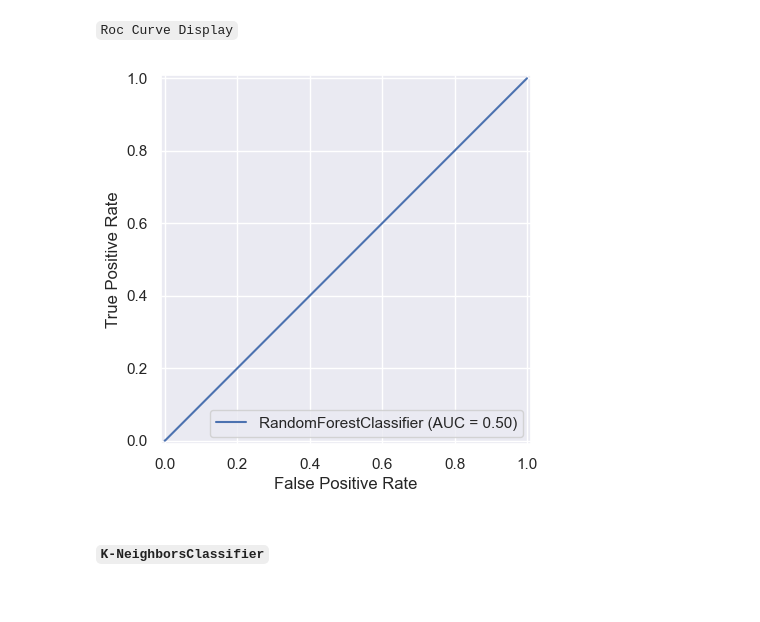
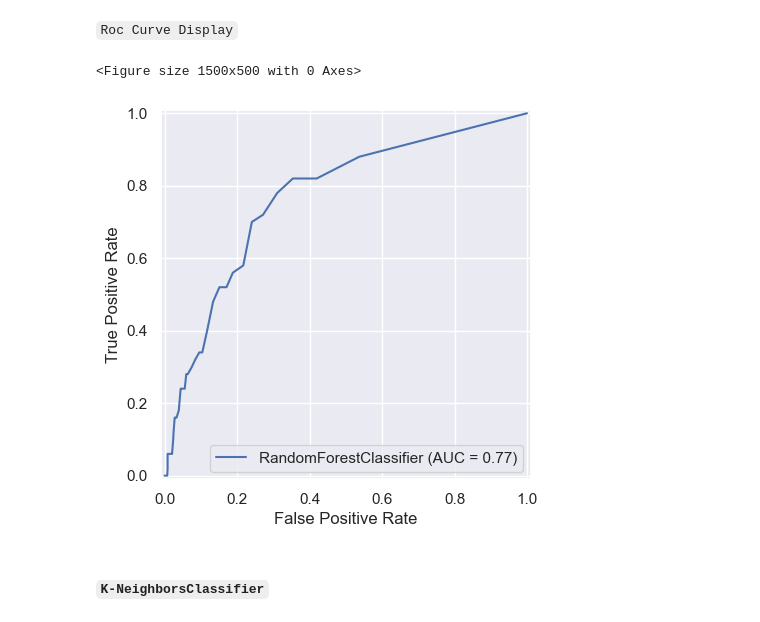
Before and after one commit to codewithraphael/machine-learning, a Jupyter notebook: Stroke Prediction/Notebook/stroke_prediction.ipynb, the cells around one changed output. Cells and saved outputs as stored; diff of their text form; code cells hidden in the pictures.

Commit message:
added proper evaluation metrics to each model

```diff
--- a/Stroke Prediction/Notebook/stroke_prediction.ipynb
+++ b/Stroke Prediction/Notebook/stroke_prediction.ipynb
@@ -114,6 +112,13 @@ stroke_prediction['cardio_risk'] = stroke_prediction['hypertension'] + stroke_pr
 # log glucose
 
 stroke_prediction['log_glucose'] = np.log1p(stroke_prediction['avg_glucose_level'])
+# %%
+# bmi categories
+
+bins = [0, 18.5, 25.0, 30.0, float('inf')]
+labels = ['Underweight', 'Normal weight', 'Overweight', 'Obese']
+
+stroke_prediction['bmi_category'] = pd.cut(stroke_prediction['bmi'], bins=bins, labels=labels, right=False)
 # %% [markdown]
 `Handling Outliers`
 # %%
@@ -289,7 +294,7 @@ X_train, X_test, y_train, y_test = train_test_split(X, y, test_size=0.2, random_
 `Encoding Categorical Features Using ColumnTransformer and OneHotEncoder`
 # %%
 num_col = ['age', 'hypertension', 'heart_disease', 'avg_glucose_level', 'bmi', 'cardio_risk', 'log_glucose']
-cat_col = ['gender', 'ever_married', 'work_type', 'Residence_type', 'smoking_status']
+cat_col = ['gender', 'ever_married', 'work_type', 'Residence_type', 'smoking_status', 'bmi_category']
 
 preprocessor = ColumnTransformer(
     transformers=[
@@ -321,7 +326,8 @@ lr_model = {
 for name, model in lr_model.items():
     train_score = model.score(X_train, y_train)
     test_score = model.score(X_test, y_test)
-    probability = model.predict_proba(X_test)
+    lr_y_pred = model.predict(X_test)
+    lr_y_prob = model.predict_proba(X_test)[:, 1]
 
 
 # train and test score
@@ -330,22 +336,22 @@ print(f'\n==== Training Score ==== \n {train_score:.3f}')
 print(f'\n==== Test Score ==== \n {test_score:.3f}')
 
 # model accuracy
-accuracy = accuracy_score(y_test, y_pred)
+accuracy = accuracy_score(y_test, lr_y_pred)
 print(f'\n==== Model Accuracy ==== \n {accuracy:.3f}')
 
 # prediction probability
-print(f'\n==== Prediction Probability ==== \n {probability}')
+print(f'\n==== Prediction Probability ==== \n {lr_y_prob}')
 
 # classification report
-report = classification_report(y_test, y_pred)
+report = classification_report(y_test, lr_y_pred)
 print(f'\n==== Classification Report ==== \n {report}')
 
 # confusion matrix
-cm = confusion_matrix(y_test, y_pred)
+cm = confusion_matrix(y_test, lr_y_pred)
 print(f'\n ==== Confusion matrix ==== \n {cm}')
 
 # roc auc score
-ras = roc_auc_score(y_test, y_pred)
+ras = roc_auc_score(y_test, lr_y_prob)
 print(f'\n==== Roc Auc Score ==== \n {ras:.3f}')
 
 # logistic regression cross validation
@@ -414,7 +422,8 @@ rfc_model = {
 for name, model in rfc_model.items():
     train_score = model.score(X_train, y_train)
     test_score = model.score(X_test, y_test)
-    probability = model.predict_proba(X_test)
+    rfc_y_pred = model.predict(X_test)
+    rfc_y_prob = model.predict_proba(X_test)[:, 1]
 
 
 print(f'\n{name}\n')
@@ -422,22 +431,22 @@ print(f'\n ==== Training Score ==== \n {train_score:.3f}')
 print(f' \n ==== Test Score ==== \n {test_score:.3f}')
 
 # model accuracy
-accuracy = accuracy_score(y_test, y_pred)
+accuracy = accuracy_score(y_test, rfc_y_pred)
 print(f'\n ==== Model Accuracy ==== \n {accuracy:.3f}')
 
 # prediction probability
-print(f'\n==== Prediction Probability ==== \n {probability}')
+print(f'\n==== Prediction Probability ==== \n {rfc_y_prob}')
 
 # classification report
-report = classification_report(y_test, y_pred)
+report = classification_report(y_test, rfc_y_pred)
 print(f'\n ==== Classification Report ==== \n {report}')
 
 # confusion matrix
-cm = confusion_matrix(y_test, y_pred)
+cm = confusion_matrix(y_test, rfc_y_pred)
 print(f'\n ==== Confusion Matrix ==== \n {cm}')
 
 # roc auc score
-ras = roc_auc_score(y_test, y_pred)
+ras = roc_auc_score(y_test, rfc_y_prob)
 print(f'\n ==== Roc Auc Score ==== \n {ras:.3f}')
 
 # randomforestclassifier cross validation
@@ -478,13 +487,15 @@ plt.show()
 # %% [markdown]
 `Roc Curve Display`
 # %%
-fpr, tpr, thresholds = metrics.roc_curve(y_test, y_pred)
+plt.figure(figsize=(15, 5))
+fpr, tpr, thresholds = metrics.roc_curve(y_test, rfc_y_prob)
 rfc_roc_auc = metrics.auc(fpr, tpr)
 disp = RocCurveDisplay(fpr=fpr, tpr=tpr, roc_auc=rfc_roc_auc, name='RandomForestClassifier')
 disp.plot()
 plt.show()
 # %% [output]
+<Figure size 1500x500 with 0 Axes>
-[figure, old version]
+[figure, new version]
 # %% [markdown]
 #### `K-NeighborsClassifier`
 # %%
```
Also changed, not shown: parts of 16 cells of this notebook.
